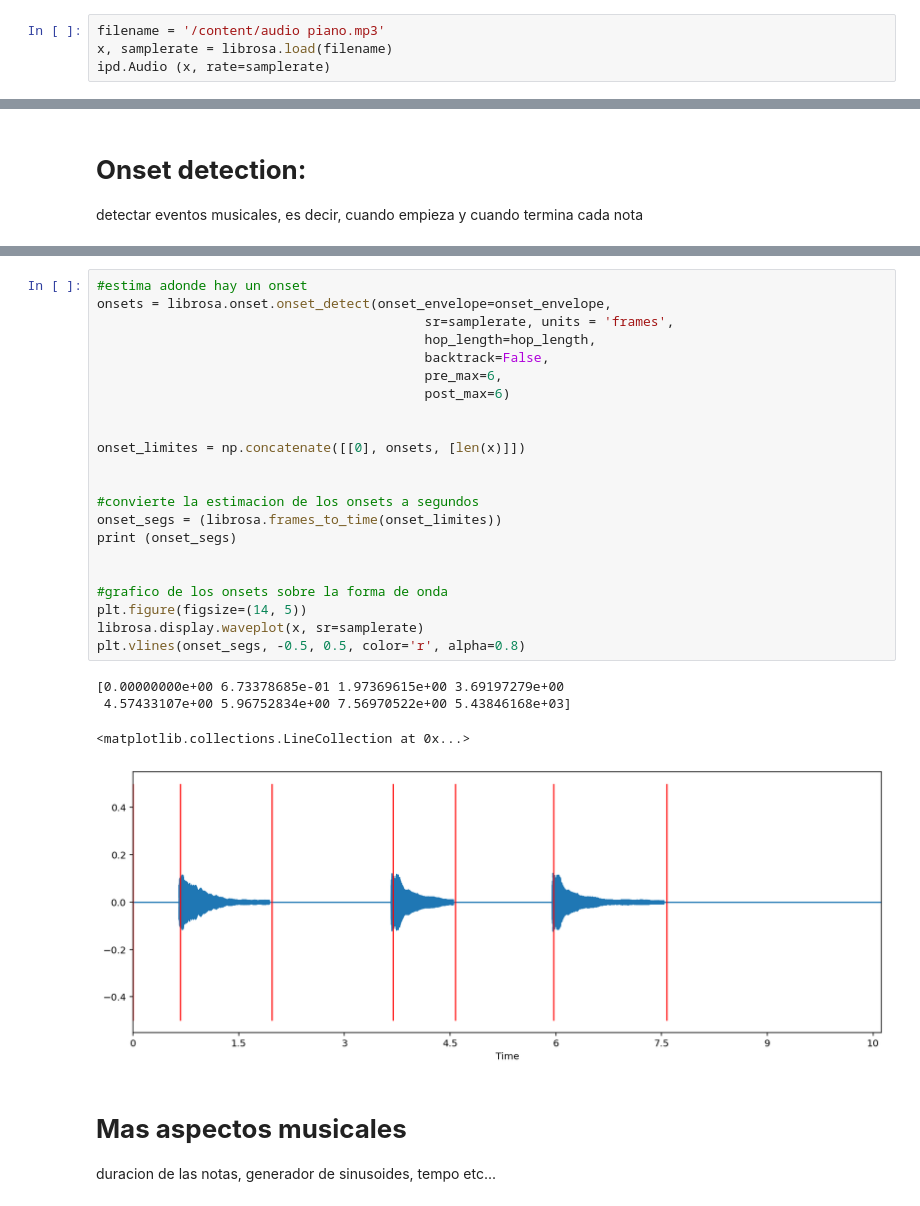
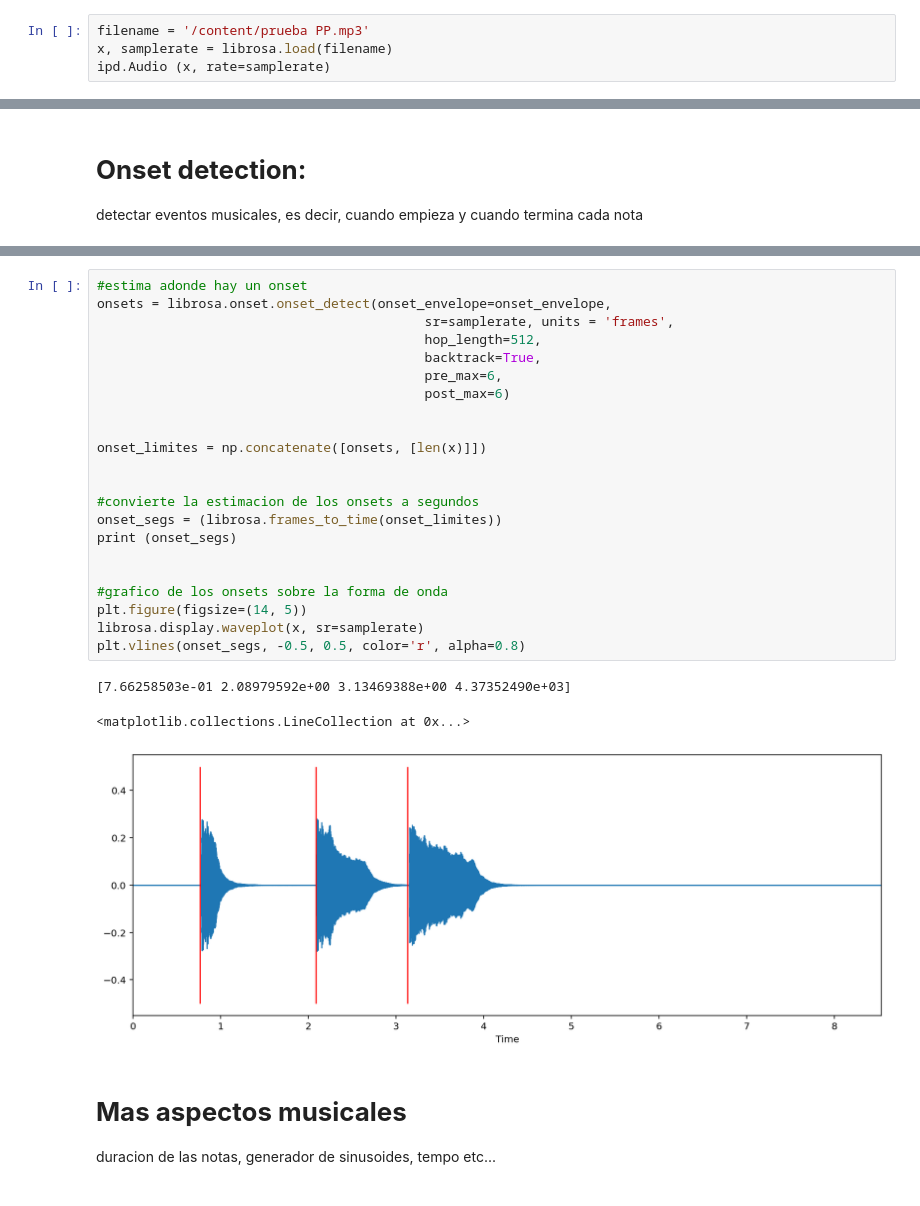
Before and after one commit to pedrogaldo/PERFECT-PITCH, a Jupyter notebook: PERFECT_PITCH.ipynb, the cells around one changed output, grey strips where cells are left out. Saved outputs shown, nothing was run; the diff lists cells and outputs as text.

```diff
--- a/PERFECT_PITCH.ipynb
+++ b/PERFECT_PITCH.ipynb
@@ -37,7 +36,7 @@ pre_post_max = 6
 # %% [markdown]
 # **Cargar audio:**
 # %%
-filename = '/content/audio piano.mp3'
+filename = '/content/prueba PP.mp3'
 x, samplerate = librosa.load(filename)
 ipd.Audio (x, rate=samplerate)
 # %% [output]
@@ -135,30 +108,29 @@ plt.xlim(0, len(onset_envelope))
 # %%
 #estima adonde hay un onset
 onsets = librosa.onset.onset_detect(onset_envelope=onset_envelope,
                                           sr=samplerate, units = 'frames',
-                                          hop_length=hop_length,
-                                          backtrack=False,
+                                          hop_length=512,
+                                          backtrack=True,
                                           pre_max=6,
                                           post_max=6)
 
 
-onset_limites = np.concatenate([[0], onsets, [len(x)]])
+onset_limites = np.concatenate([onsets, [len(x)]])
 
 
 #convierte la estimacion de los onsets a segundos
 onset_segs = (librosa.frames_to_time(onset_limites))
 print (onset_segs)
 
 
 #grafico de los onsets sobre la forma de onda
 plt.figure(figsize=(14, 5))
 librosa.display.waveplot(x, sr=samplerate)
 plt.vlines(onset_segs, -0.5, 0.5, color='r', alpha=0.8)
 # %% [output]
-[0.00000000e+00 6.73378685e-01 1.97369615e+00 3.69197279e+00
- 4.57433107e+00 5.96752834e+00 7.56970522e+00 5.43846168e+03]
+[7.66258503e-01 2.08979592e+00 3.13469388e+00 4.37352490e+03]
 <matplotlib.collections.LineCollection at 0x...>
-[figure, old version]
+[figure, new version]
 # %% [markdown]
 # **Mas aspectos musicales**
 duracion de las notas, generador de sinusoides, tempo etc...
```
Also changed, not shown: parts of 15 cells of this notebook.
